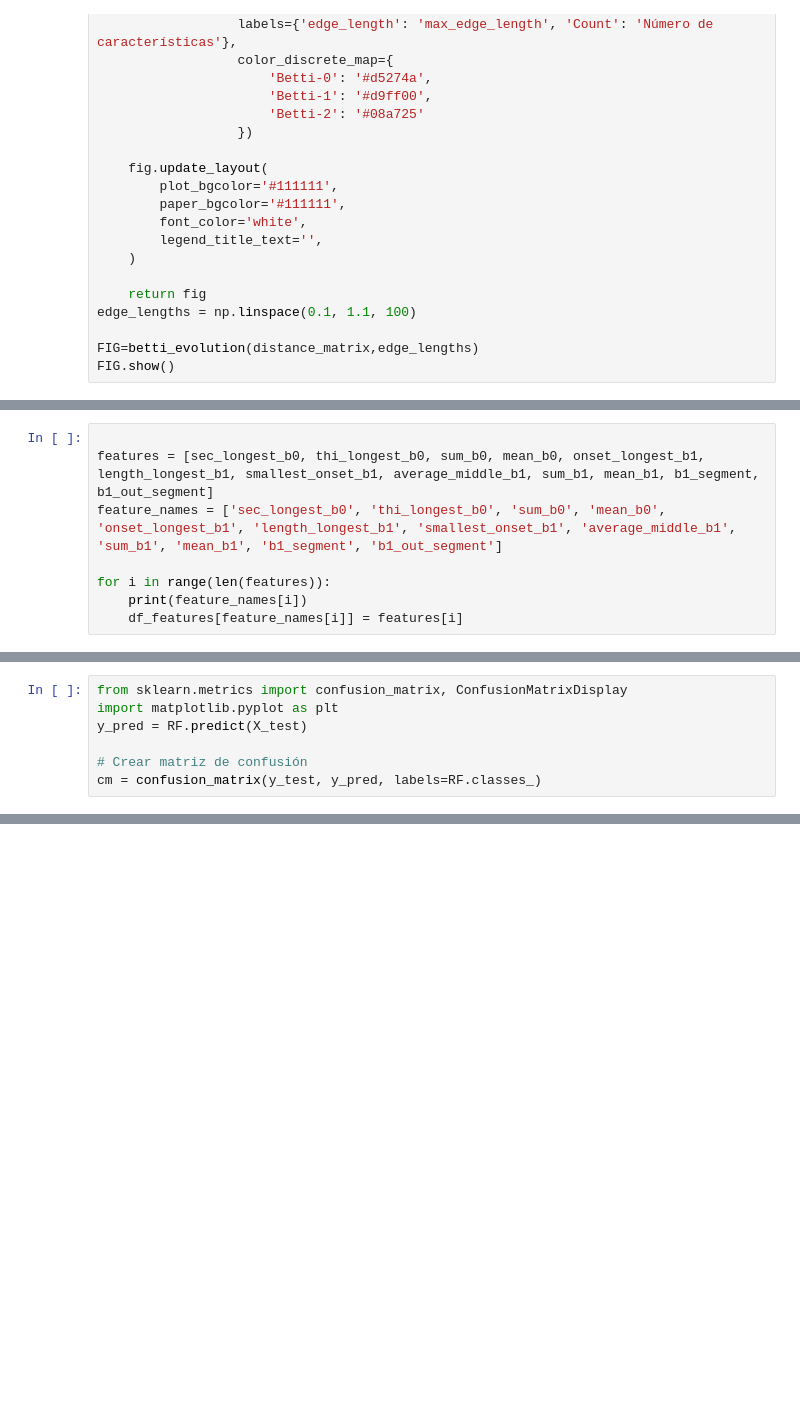
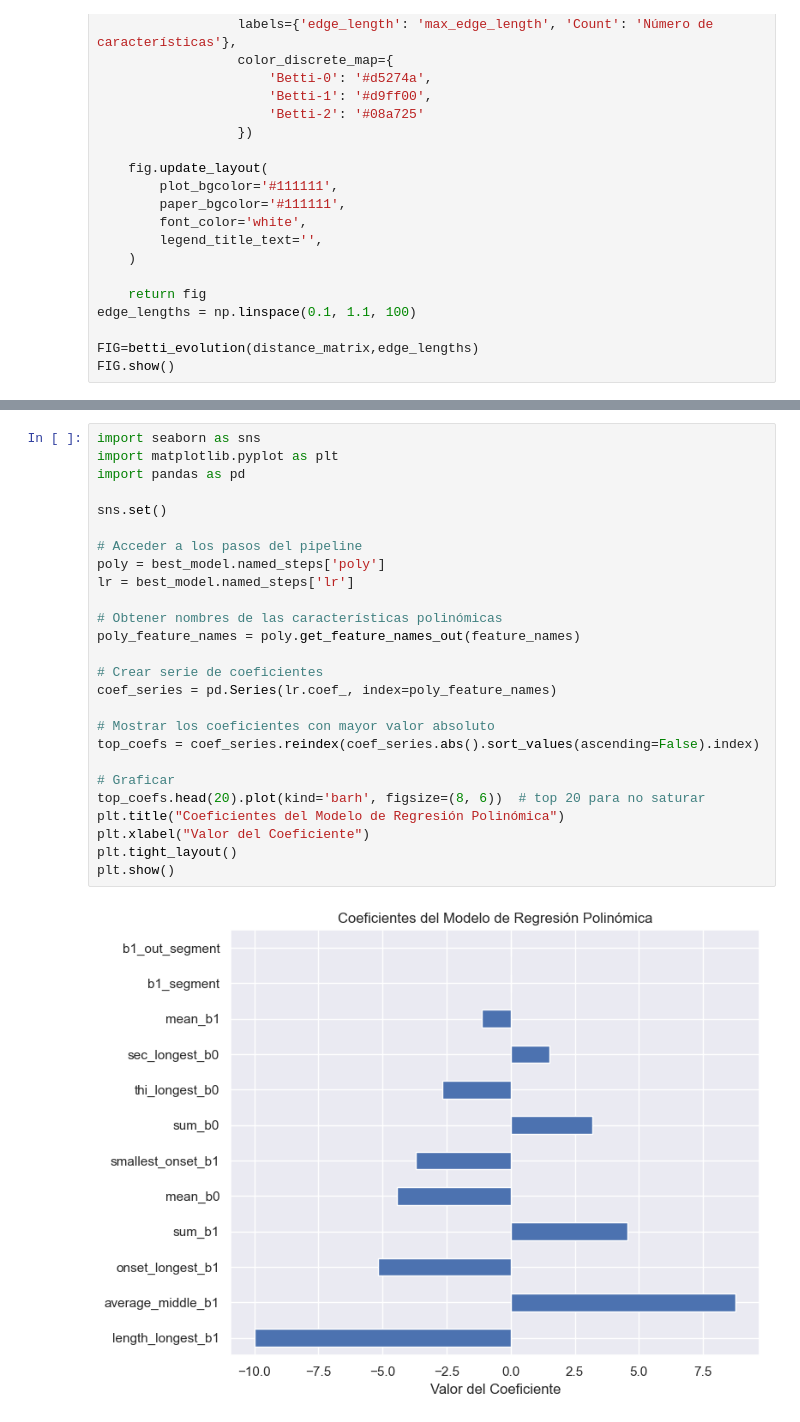
Before and after one commit to bacaSantiago/Time-series-TDA-, a Jupyter notebook: testTDA.ipynb, the cells around one changed output, grey strips where cells are left out. Cells and saved outputs as stored; diff of their text form; blank space fills up the shorter version.

Commit message:
modified:   assets/rips_complex_animation.gif 	modified:   testTDA.ipynb

```diff
--- a/testTDA.ipynb
+++ b/testTDA.ipynb
@@ -826,8 +561,0 @@ print(df_features.head())
-# %%
-
-features = [sec_longest_b0, thi_longest_b0, sum_b0, mean_b0, onset_longest_b1, length_longest_b1, smallest_onset_b1, average_middle_b1, sum_b1, mean_b1, b1_segment, b1_out_segment]
-feature_names = ['sec_longest_b0', 'thi_longest_b0', 'sum_b0', 'mean_b0', 'onset_longest_b1', 'length_longest_b1', 'smallest_onset_b1', 'average_middle_b1', 'sum_b1', 'mean_b1', 'b1_segment', 'b1_out_segment']
-
-for i in range(len(features)):
-    print(feature_names[i])
-    df_features[feature_names[i]] = features[i]
@@ -869,7 +561,0 @@ feat_importances.nlargest(len(feature_names)).plot(kind='barh')
-# %%
-from sklearn.metrics import confusion_matrix, ConfusionMatrixDisplay
-import matplotlib.pyplot as plt
-y_pred = RF.predict(X_test)
-
-# Crear matriz de confusión
-cm = confusion_matrix(y_test, y_pred, labels=RF.classes_)
@@ -877,0 +848,28 @@ ValueError: At least one label specified must be in y_true
+# %%
+import seaborn as sns
+import matplotlib.pyplot as plt
+import pandas as pd
+
+sns.set()
+
+# Acceder a los pasos del pipeline
+poly = best_model.named_steps['poly']
+lr = best_model.named_steps['lr']
+
+# Obtener nombres de las características polinómicas
+poly_feature_names = poly.get_feature_names_out(feature_names)
+
+# Crear serie de coeficientes
+coef_series = pd.Series(lr.coef_, index=poly_feature_names)
+
+# Mostrar los coeficientes con mayor valor absoluto
+top_coefs = coef_series.reindex(coef_series.abs().sort_values(ascending=False).index)
+
+# Graficar
+top_coefs.head(20).plot(kind='barh', figsize=(8, 6))  # top 20 para no saturar
+plt.title("Coeficientes del Modelo de Regresión Polinómica")
+plt.xlabel("Valor del Coeficiente")
+plt.tight_layout()
+plt.show()
+# %% [output]
+[figure, added]
```
Also changed, not shown: parts of 20 cells of this notebook, 1 other file.
